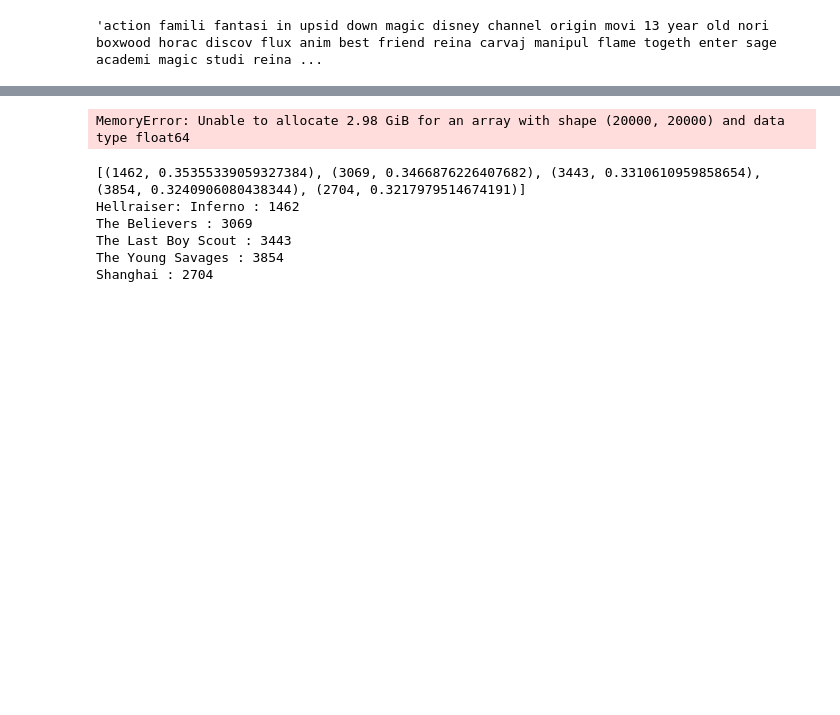
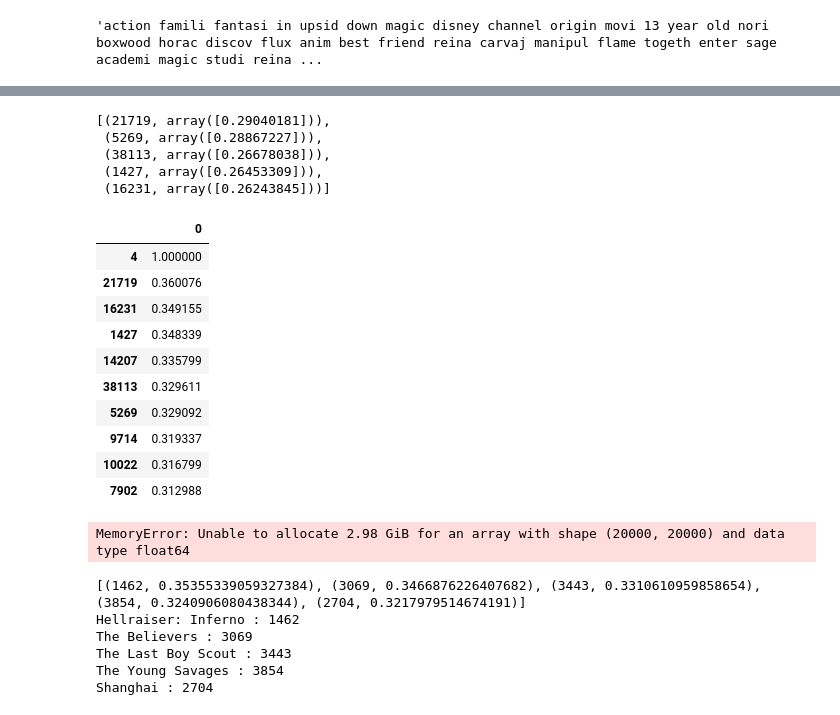
Before and after one commit to UMEGS/movie_recommender_system, a Jupyter notebook: notebook/MovieRecommenderSystem_YTS.ipynb, the cells around one changed output, grey strips where cells are left out. Drawn from its saved outputs; the diff is of its cells as text; code cells hidden in the pictures; blank space fills up the shorter version.

```diff
--- a/notebook/MovieRecommenderSystem_YTS.ipynb
+++ b/notebook/MovieRecommenderSystem_YTS.ipynb
@@ -515,0 +566,4 @@ text = staming(text)
+# %%
+current_movie = movies[movies.index == 4]
+# %%
+current_movie_preprossed = movie_prerossing(current_movie)
@@ -516,3 +583,29 @@ text = staming(text)
+# %%
+current_movie_preprossed_trf = cv.transform(current_movie_preprossed['tag'])
+# %%
+current_cosine_similarity = cosine_similarity(vectorized_tag.toarray(),current_movie_preprossed_trf)
+# %%
+sorted(list(enumerate(current_cosine_similarity)), reverse=True, key=lambda x: x[1])[1:6]
+# %% [output]
+[(21719, array([0.29040181])),
+ (5269, array([0.28867227])),
+ (38113, array([0.26678038])),
+ (1427, array([0.26453309])),
+ (16231, array([0.26243845]))]
+# %%
+pd.DataFrame(current_cosine_similarity).sort_values(by=0,ascending=False)[:10]
+# %% [output]
+|  | 0 |
+| 4 | 1.000000 |
+| 21719 | 0.360076 |
+| 16231 | 0.349155 |
+| 1427 | 0.348339 |
+| 14207 | 0.335799 |
+| 38113 | 0.329611 |
+| 5269 | 0.329092 |
+| 9714 | 0.319337 |
+| 10022 | 0.316799 |
+| 7902 | 0.312988 |
 # %%
 movies_cosine_similarity = cosine_similarity(vectorized_tag)
 # %% [output]
```
Also changed, not shown: parts of 19 cells of this notebook, 8 other files.
